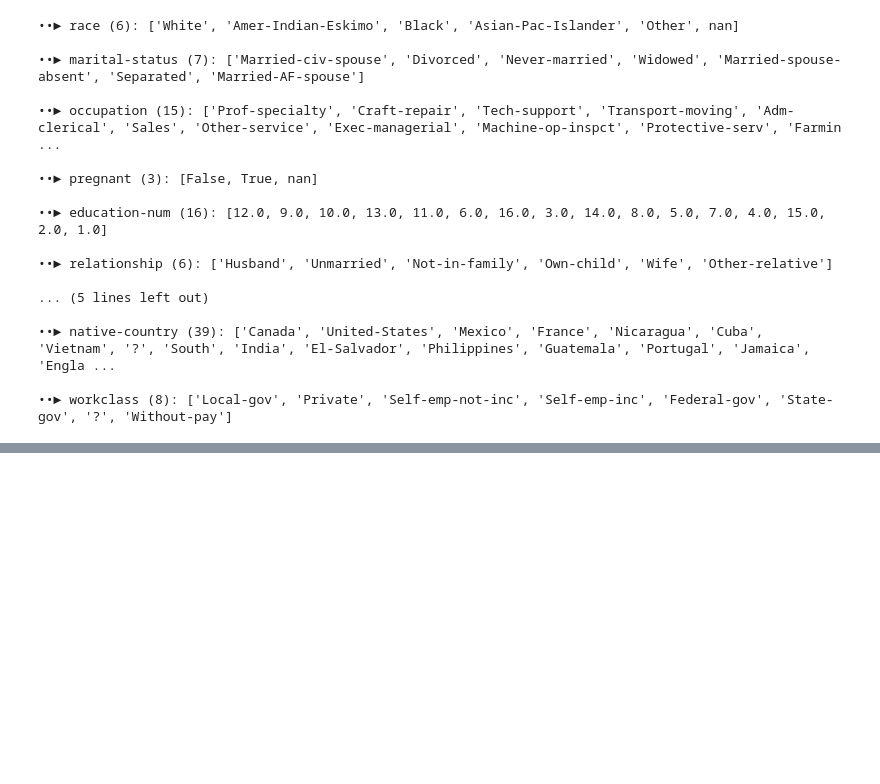
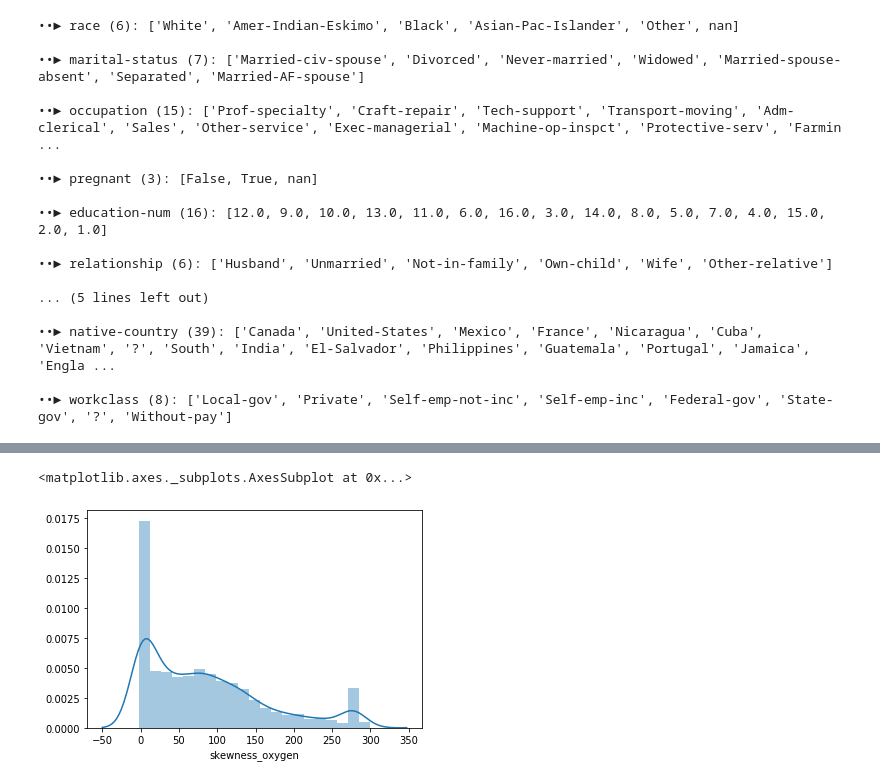
Before and after one commit to gyurix/IAU, a Jupyter notebook: iau_2_juraj_barath_vladimir_svitok.ipynb, the cells around one changed output, grey strips where cells are left out. Cells and saved outputs as stored; diff of their text form; code cells hidden in the pictures; blank space fills up the shorter version.

```diff
--- a/iau_2_juraj_barath_vladimir_svitok.ipynb
+++ b/iau_2_juraj_barath_vladimir_svitok.ipynb
@@ -796,0 +869,2 @@ skewness_glucose --> 0.373827938
+# %%
+data2['std_glucose'] = data2['std_glucose'].apply(fix_std_g)
@@ -796,0 +876,10 @@ skewness_glucose --> 0.373827938
+# %%
+def fix_s_o(x):
+    if x > 300:
+        x = s_o_pp
+    return x
+# %%
+sea.distplot(data2['skewness_oxygen'].apply(fix_s_o))
+# %% [output]
+<matplotlib.axes._subplots.AxesSubplot at 0x...>
+[figure, added]
```
Also changed, not shown: parts of 23 cells of this notebook.
